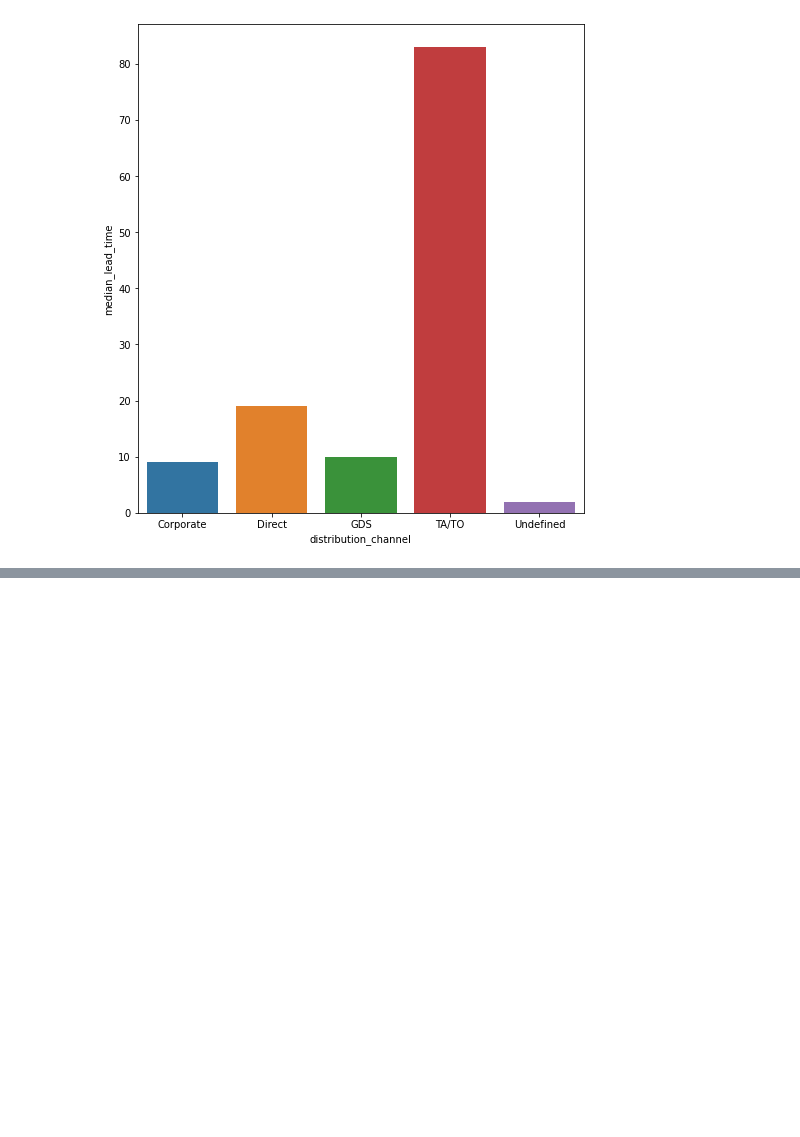
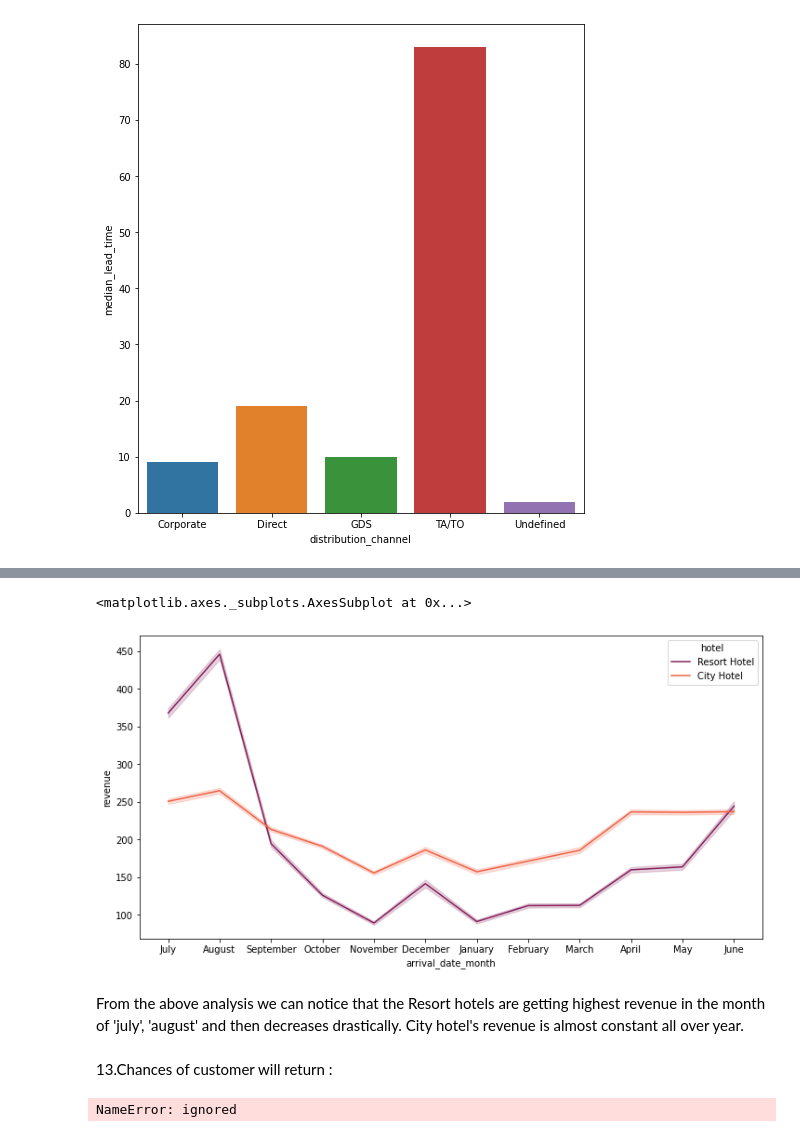
Before and after one commit to itsmesudhanshu/1-module-EDA-capstone, a Jupyter notebook: Hotel_Booking_Analysis_Capstone_Project.ipynb, the cells around one changed output, grey strips where cells are left out. Saved outputs shown, nothing was run; the diff lists cells and outputs as text; code cells hidden in the pictures; blank space fills up the shorter version.

```diff
--- a/Hotel_Booking_Analysis_Capstone_Project.ipynb
+++ b/Hotel_Booking_Analysis_Capstone_Project.ipynb
@@ -572,0 +631,14 @@ We can see that majority of people stay or do a booking of 7 or less than 7 days
+# %%
+No_Null_children_df['revenue'] = No_Null_children_df['adr'] * (No_Null_children_df['adults']+No_Null_children_df['children'])
+# Resort hotels revenue
+
+resort_revenue = No_Null_children_df.loc[(No_Null_children_df.is_canceled == 0)&(No_Null_children_df.hotel == 'Resort Hotel'),'revenue']
+avg_room_revenue_1 = resort_revenue.mean()
+print(f"The avg revenue for the Resort Hotels is - {avg_room_revenue_1} currency per hotel")
+
+
+# city hotels revenue
+
+city_revenue = No_Null_children_df.loc[(No_Null_children_df.is_canceled == 0)&(No_Null_children_df.hotel == 'City Hotel'), 'revenue']
+avg_room_revenue_2 = city_revenue.mean()
+print(f"The avg revenue for the City Hotels is - {avg_room_revenue_2} currency per hotel")
@@ -572,0 +653,29 @@ We can see that majority of people stay or do a booking of 7 or less than 7 days
+# %%
+plt.figure(figsize = (12,6))
+sns.lineplot(x='arrival_date_month', y='revenue', hue='hotel', data= No_Null_children_df, palette='rocket')
+# %% [output]
+<matplotlib.axes._subplots.AxesSubplot at 0x...>
+[figure, added]
+# %% [markdown]
+From the above analysis we can notice that the Resort hotels are getting highest revenue in the month of 'july', 'august' and then decreases drastically. City hotel's revenue is almost constant all over year.
+# %% [markdown]
+13.Chances of customer will return :
+# %%
+# Selecting th repeated customers booking and counting them
+repeated_data =new_hotel_df[new_hotel_df['is_repeated_guest']==1]
+repeated_group =repeated_data.groupby('hotel')
+D01=pd.DataFrame(repeated_group.size()).rename(columns ={0: 'total_repeated_guests'})
+
+#Total booking
+total_booking = grouped_by_hoels.size()
+D02= pd.DataFrame(total_booking).rename(columns={0:"total_booking"})
+D03=pd.concat([D01,D02],axis =1)
+
+# Calculating repear %
+D03['repear_%']=round((D03["total_repeated_guests"]/D03["total_booking"])*100,2)
+
+plt.figure(figsize = (10,5))
+sns.barplot(x = D03.index , y=D03["repeat_%"])
+plt.show()
+# %% [output]
+NameError: ignored
```
Also changed, not shown: parts of 34 cells of this notebook.
